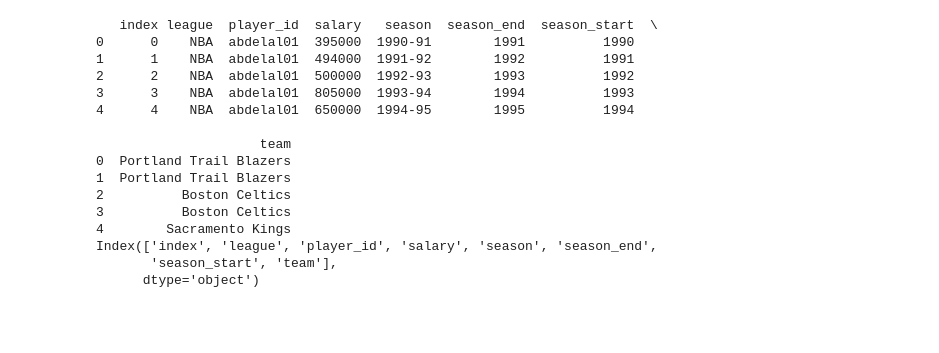
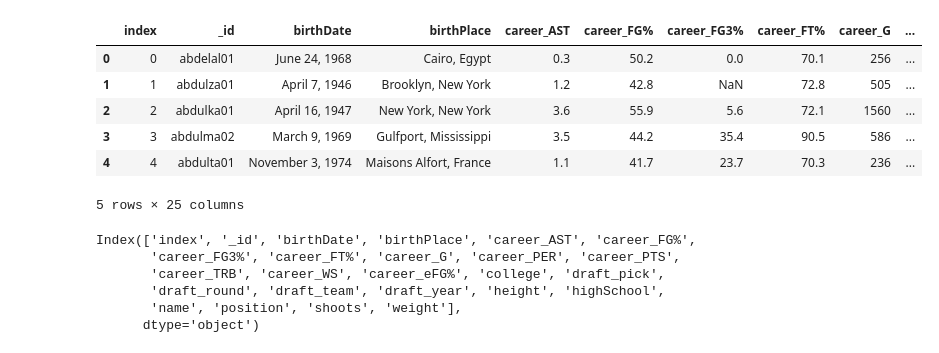
Before and after one commit to AndrewH06/nba-salary, a Jupyter notebook: andrew.ipynb, the cells around one changed output. Drawn from its saved outputs; the diff is of its cells as text; code cells hidden in the pictures; blank space fills up the shorter version.

```diff
--- a/andrew.ipynb
+++ b/andrew.ipynb
@@ -28,20 +7,19 @@ print(player_data.columns)
-# %%
-print(salary_data.head())
-print(salary_data.columns)
-# %% [output]
-   index league  player_id  salary   season  season_end  season_start  \
-0      0    NBA  abdelal01  395000  1990-91        1991          1990
-1      1    NBA  abdelal01  494000  1991-92        1992          1991
-2      2    NBA  abdelal01  500000  1992-93        1993          1992
-3      3    NBA  abdelal01  805000  1993-94        1994          1993
-4      4    NBA  abdelal01  650000  1994-95        1995          1994
-
-                     team
-0  Portland Trail Blazers
-1  Portland Trail Blazers
-2          Boston Celtics
-3          Boston Celtics
-4        Sacramento Kings
-Index(['index', 'league', 'player_id', 'salary', 'season', 'season_end',
-       'season_start', 'team'],
-      dtype='object')
+# %%
+player_data.head()
+# %% [output]
+|  | index | _id | birthDate | birthPlace | career_AST | career_FG% | career_FG3% | career_FT% | career_G | ... |
+| 0 | 0 | abdelal01 | June 24, 1968 | Cairo, Egypt | 0.3 | 50.2 | 0.0 | 70.1 | 256 | ... |
+| 1 | 1 | abdulza01 | April 7, 1946 | Brooklyn, New York | 1.2 | 42.8 | NaN | 72.8 | 505 | ... |
+| 2 | 2 | abdulka01 | April 16, 1947 | New York, New York | 3.6 | 55.9 | 5.6 | 72.1 | 1560 | ... |
+| 3 | 3 | abdulma02 | March 9, 1969 | Gulfport, Mississippi | 3.5 | 44.2 | 35.4 | 90.5 | 586 | ... |
+| 4 | 4 | abdulta01 | November 3, 1974 | Maisons Alfort, France | 1.1 | 41.7 | 23.7 | 70.3 | 236 | ... |
+5 rows × 25 columns
+# %%
+player_data.columns
+# %% [output]
+Index(['index', '_id', 'birthDate', 'birthPlace', 'career_AST', 'career_FG%',
+       'career_FG3%', 'career_FT%', 'career_G', 'career_PER', 'career_PTS',
+       'career_TRB', 'career_WS', 'career_eFG%', 'college', 'draft_pick',
+       'draft_round', 'draft_team', 'draft_year', 'height', 'highSchool',
+       'name', 'position', 'shoots', 'weight'],
+      dtype='object')
```
Also changed, not shown: parts of 38 cells of this notebook.
